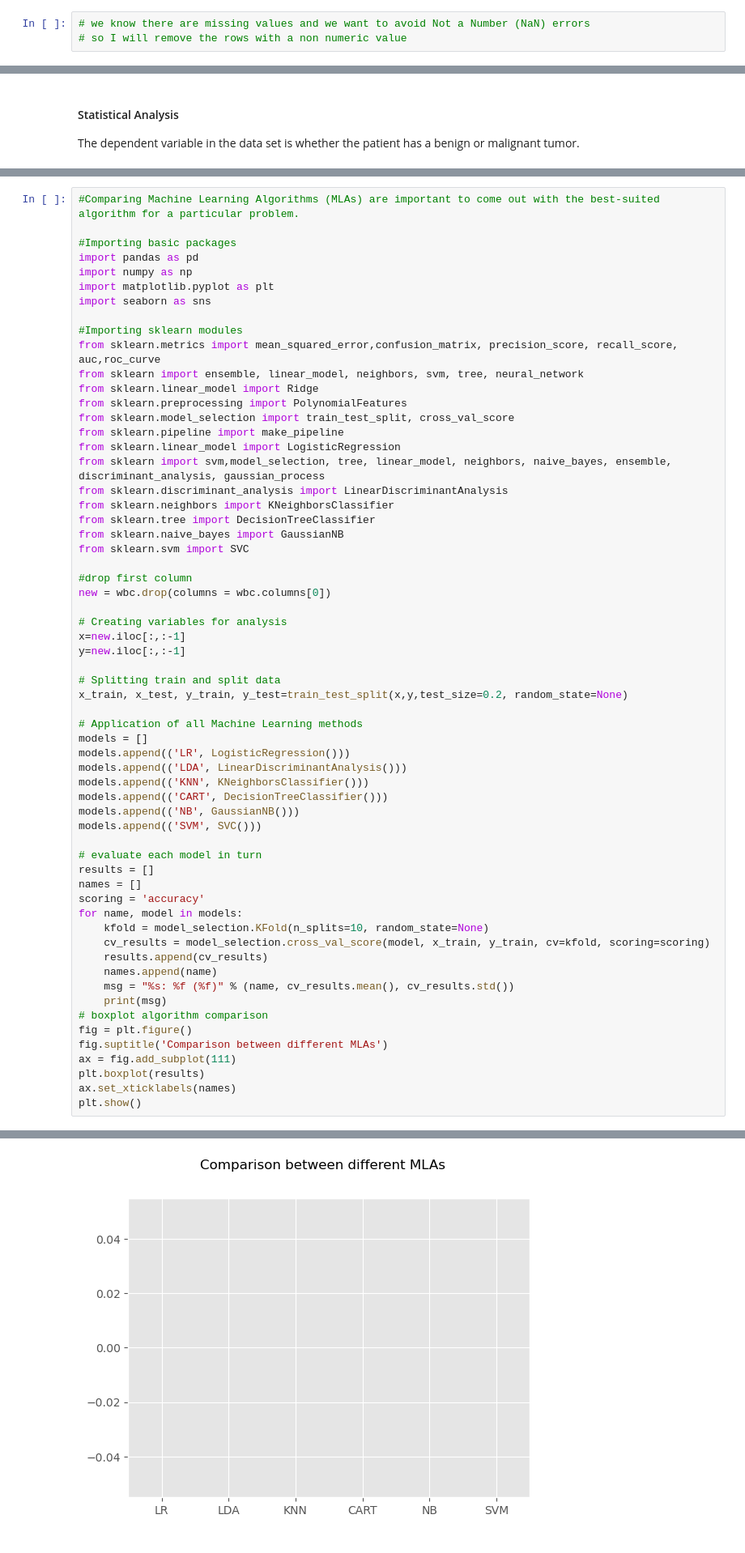
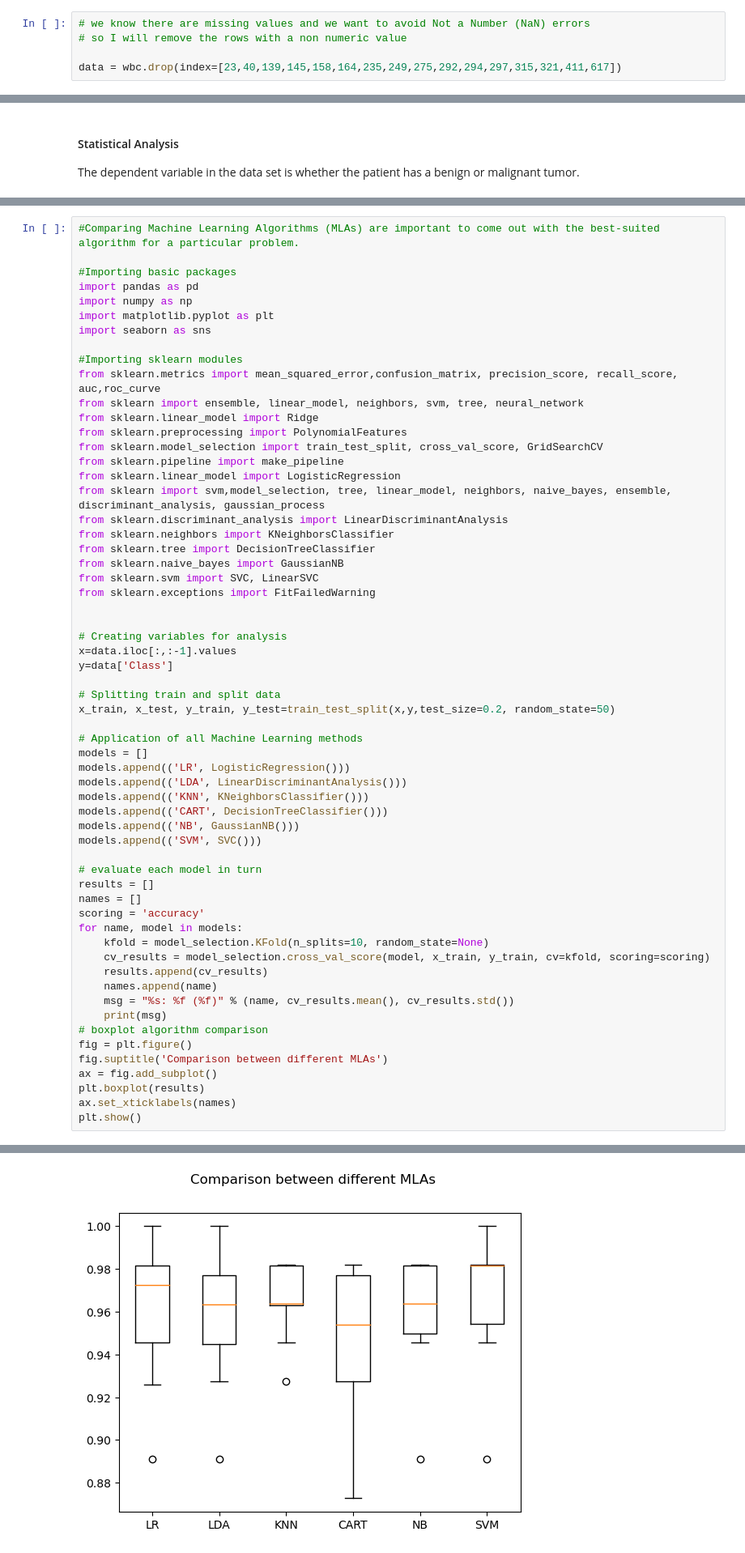
Before and after one commit to SaydsC/PfDAProject2, a Jupyter notebook: Project 2 Programming for Data Analysis.ipynb, the cells around one changed output, grey strips where cells are left out. Shown at 81% size. Saved outputs shown, nothing was run; the diff lists cells and outputs as text.

```diff
--- a/Project 2 Programming for Data Analysis.ipynb
+++ b/Project 2 Programming for Data Analysis.ipynb
@@ -122,3 +121,5 @@ dtype: int64
 # %%
 # we know there are missing values and we want to avoid Not a Number (NaN) errors
 # so I will remove the rows with a non numeric value
+
+data = wbc.drop(index=[23,40,139,145,158,164,235,249,275,292,294,297,315,321,411,617])
@@ -193,7 +198,7 @@ from sklearn.metrics import mean_squared_error,confusion_matrix, precision_score
 from sklearn import ensemble, linear_model, neighbors, svm, tree, neural_network
 from sklearn.linear_model import Ridge
 from sklearn.preprocessing import PolynomialFeatures
-from sklearn.model_selection import train_test_split, cross_val_score
+from sklearn.model_selection import train_test_split, cross_val_score, GridSearchCV
 from sklearn.pipeline import make_pipeline
 from sklearn.linear_model import LogisticRegression
 from sklearn import svm,model_selection, tree, linear_model, neighbors, naive_bayes, ensemble, discriminant_analysis, gaussian_process
@@ -201,17 +206,16 @@ from sklearn.discriminant_analysis import LinearDiscriminantAnalysis
 from sklearn.neighbors import KNeighborsClassifier
 from sklearn.tree import DecisionTreeClassifier
 from sklearn.naive_bayes import GaussianNB
-from sklearn.svm import SVC
+from sklearn.svm import SVC, LinearSVC
+from sklearn.exceptions import FitFailedWarning
 
-#drop first column
-new = wbc.drop(columns = wbc.columns[0])
 
 # Creating variables for analysis
-x=new.iloc[:,:-1]
-y=new.iloc[:,:-1]
+x=data.iloc[:,:-1].values
+y=data['Class']
 
 # Splitting train and split data
-x_train, x_test, y_train, y_test=train_test_split(x,y,test_size=0.2, random_state=None)
+x_train, x_test, y_train, y_test=train_test_split(x,y,test_size=0.2, random_state=50)
 
 # Application of all Machine Learning methods
 models = []
@@ -236,7 +240,7 @@ for name, model in models:
 # boxplot algorithm comparison
 fig = plt.figure()
 fig.suptitle('Comparison between different MLAs')
-ax = fig.add_subplot(111)
+ax = fig.add_subplot()
 plt.boxplot(results)
 ax.set_xticklabels(names)
 plt.show()
@@ -267 +254 @@ ValueError: could not convert string to float: '?'
-[figure, old version]
+[figure, new version]
```
Also changed, not shown: parts of 7 cells of this notebook.
